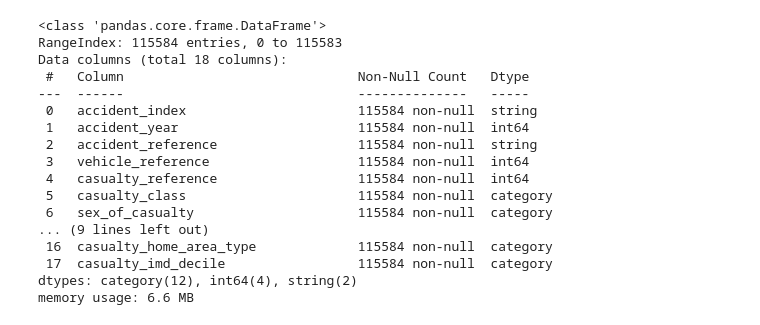
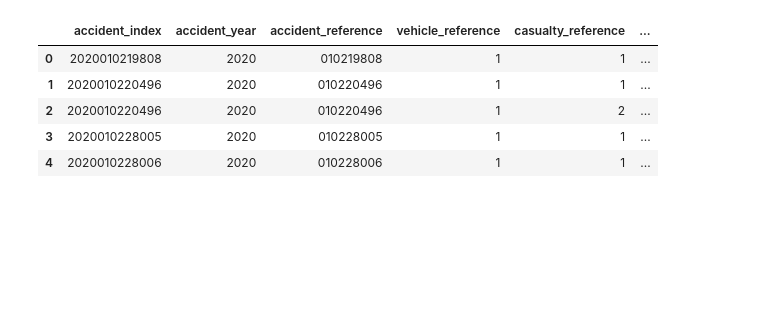
Before and after one commit to adolfolh/casualty-classification, a Jupyter notebook: eda.ipynb, the cells around one changed output. Cells and saved outputs as stored; diff of their text form; code cells hidden in the pictures; blank space fills up the shorter version.

```diff
--- a/eda.ipynb
+++ b/eda.ipynb
@@ -35,23 +35,12 @@ raw_data = pd.read_csv("casualties-2020.csv", dtype={
     "casualty_imd_decile" : "category"
     })
 # %%
-raw_data.info()
+raw_data.head()
 # %% [output]
-<class 'pandas.core.frame.DataFrame'>
-RangeIndex: 115584 entries, 0 to 115583
-Data columns (total 18 columns):
- #   Column                              Non-Null Count   Dtype
----  ------                              --------------   -----
- 0   accident_index                      115584 non-null  string
- 1   accident_year                       115584 non-null  int64
- 2   accident_reference                  115584 non-null  string
- 3   vehicle_reference                   115584 non-null  int64
- 4   casualty_reference                  115584 non-null  int64
- 5   casualty_class                      115584 non-null  category
- 6   sex_of_casualty                     115584 non-null  category
-... (9 lines left out)
- 16  casualty_home_area_type             115584 non-null  category
- 17  casualty_imd_decile                 115584 non-null  category
-dtypes: category(12), int64(4), string(2)
-memory usage: 6.6 MB
+|  | accident_index | accident_year | accident_reference | vehicle_reference | casualty_reference | ... |
+| 0 | 2020010219808 | 2020 | 010219808 | 1 | 1 | ... |
+| 1 | 2020010220496 | 2020 | 010220496 | 1 | 1 | ... |
+| 2 | 2020010220496 | 2020 | 010220496 | 1 | 2 | ... |
+| 3 | 2020010228005 | 2020 | 010228005 | 1 | 1 | ... |
+| 4 | 2020010228006 | 2020 | 010228006 | 1 | 1 | ... |
 # %%
```
Also changed, not shown: parts of 2 cells of this notebook.
